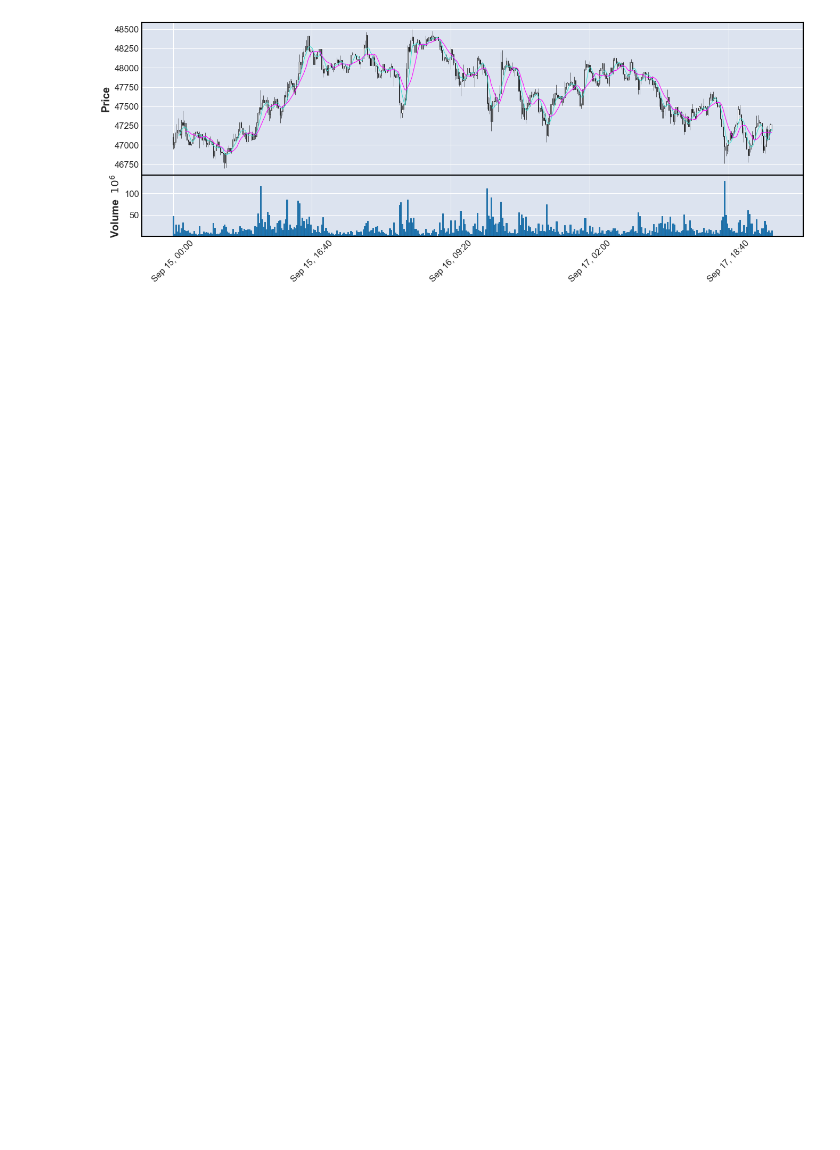
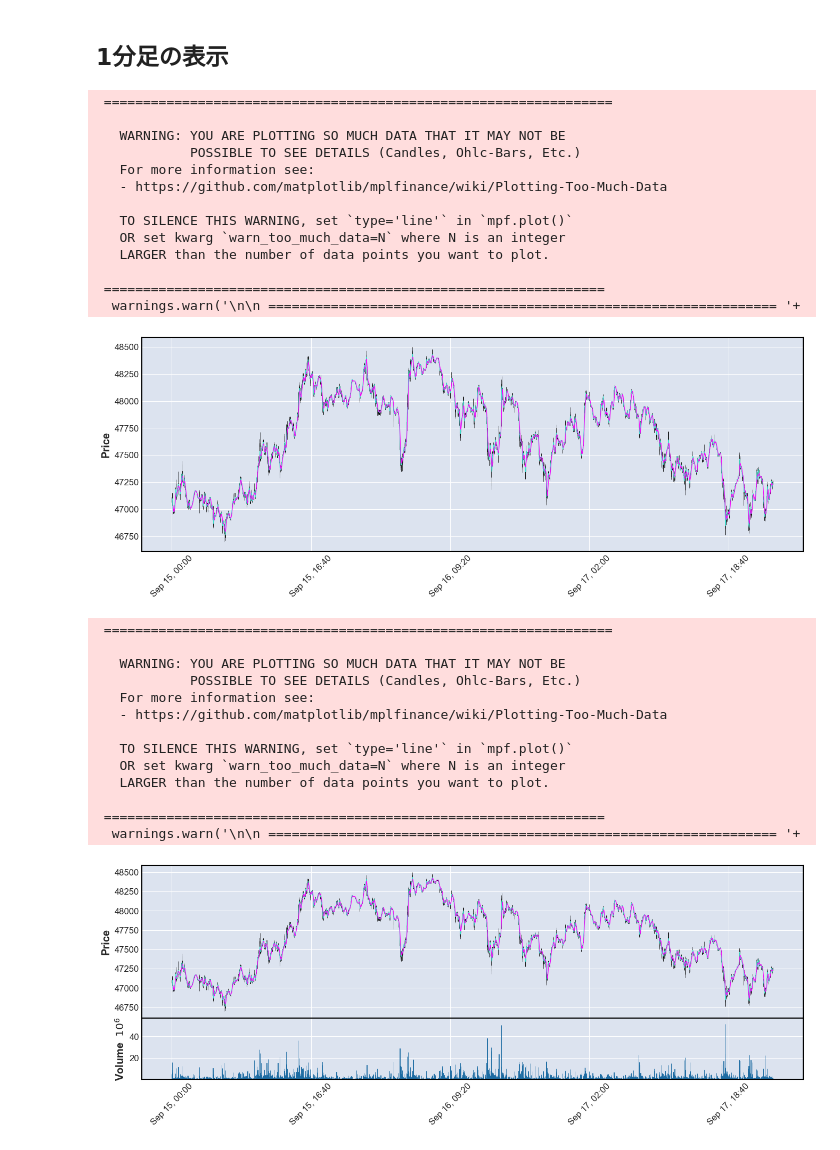
Before and after one commit to yasstake/bbanalyze, a Jupyter notebook: notebook/01_make_ohlc.ipynb, the cells around one changed output. Saved outputs shown, nothing was run; the diff lists cells and outputs as text; code cells hidden in the pictures; blank space fills up the shorter version.

Commit message:
FIX: 01_make_ohlc.ipynb for upload note

```diff
--- a/notebook/01_make_ohlc.ipynb
+++ b/notebook/01_make_ohlc.ipynb
@@ -18,6 +18,15 @@ from urllib import request
 import pandas as pd
 
 def get_bb_log(yyyy, mm, dd, symbol="BTCUSD"):
+    '''
+    bybitからパラメーターに指定された日付の約定データを/tmpにダウンロードする。
+    /tmpに一時保存することでキャッシュ機能を実現
+    :param yyyy: 年（４桁）
+    :param mm: 月
+    :param dd: 日
+    :param symbol: オプション：ディフォルトBTCUSD
+    :return: /tmpにダウンロードしたファイル名
+    '''
     file_name = f'{symbol}{yyyy:04d}-{mm:02d}-{dd:02d}.csv.gz'
     tmp_file = '/tmp/'+ file_name
 
@@ -29,6 +38,13 @@ def get_bb_log(yyyy, mm, dd, symbol="BTCUSD"):
     return tmp_file
 
 def get_bb_df(yyyy, mm, dd):
+    '''
+    bybitから約定データをダウンロードしpandasのDataFrameオブジェクトにする。
+    :param yyyy: 年（４桁）
+    :param mm: 月
+    :param dd: 日
+    :return: 約定データが入ったDataFrame
+    '''
     file = get_bb_log(yyyy, mm, dd)
 
     bb_df = pd.read_csv(file, index_col=0)
@@ -37,8 +53,18 @@ def get_bb_df(yyyy, mm, dd):
     return bb_df
 
 
-def resample_ohlcv(data, time):
-    resample_df = data['price'].resample(time).ohlc()
-    resample_df['volume'] = data['size'].resample(time).sum()
+def resample_ohlcv(data, sample_time):
+    '''
+    約定データからohlcvを作成する。
+    timeに指定できるパラメータは文字列で以下のように指定する。
+    15秒:'15S' / 1分: '1T' / 1時間: '1H'
+    詳細はpadnasのドキュメント
+    https://pandas.pydata.org/pandas-docs/stable/user_guide/timeseries.html#offset-aliases
+    :param data:　bybitの約定データの入ったDataFrame
+    :param sample_time: サンプル間隔
+    :return: ohlcvデータ
+    '''
+    resample_df = data['price'].resample(sample_time).ohlc()
+    resample_df['volume'] = data['size'].resample(sample_time).sum()
     return resample_df
 # %%
@@ -64,4 +120,43 @@ mpf.plot(ohlcv_df, type='candle', figratio=(12,4), mav=(5, 10))
+# %% [markdown]
+## 1分足の表示
 # %%
+import mplfinance as mpf
+
+# 1分足作成
+
+ohlcv_df = resample_ohlcv(df, '1T')
+
+# ohlcのグラフ化
+mpf.plot(ohlcv_df, type='candle', figratio=(12,4), mav=(5, 10))
+
+# ohlcvのグラフ化
 mpf.plot(ohlcv_df, type='candle', figratio=(12,4), mav=(5, 10), volume=True)
 # %% [output]
+ =================================================================
+
+   WARNING: YOU ARE PLOTTING SO MUCH DATA THAT IT MAY NOT BE
+            POSSIBLE TO SEE DETAILS (Candles, Ohlc-Bars, Etc.)
+   For more information see:
+   - https://github.com/matplotlib/mplfinance/wiki/Plotting-Too-Much-Data
+
+   TO SILENCE THIS WARNING, set `type='line'` in `mpf.plot()`
+   OR set kwarg `warn_too_much_data=N` where N is an integer
+   LARGER than the number of data points you want to plot.
+
+ ================================================================
+  warnings.warn('\n\n ================================================================= '+
-[figure, old version]
+[figure, new version]
+ =================================================================
+
+   WARNING: YOU ARE PLOTTING SO MUCH DATA THAT IT MAY NOT BE
+            POSSIBLE TO SEE DETAILS (Candles, Ohlc-Bars, Etc.)
+   For more information see:
+   - https://github.com/matplotlib/mplfinance/wiki/Plotting-Too-Much-Data
+
+   TO SILENCE THIS WARNING, set `type='line'` in `mpf.plot()`
+   OR set kwarg `warn_too_much_data=N` where N is an integer
+   LARGER than the number of data points you want to plot.
+
+ ================================================================
+  warnings.warn('\n\n ================================================================= '+
+[figure, added]
```
Also changed, not shown: parts of 6 cells of this notebook.
